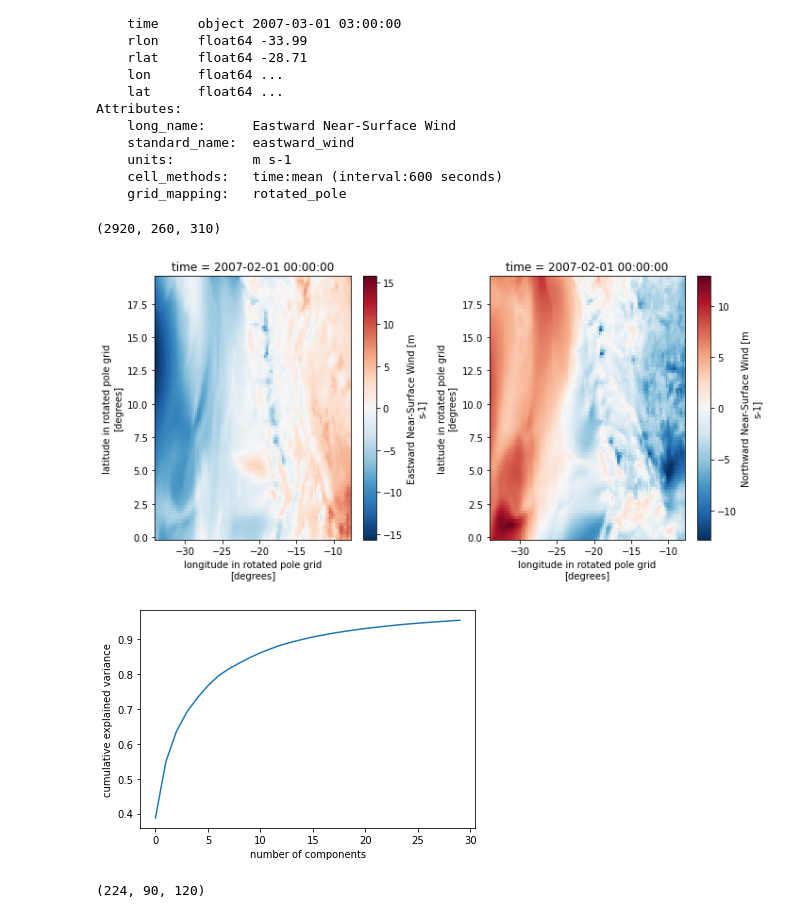
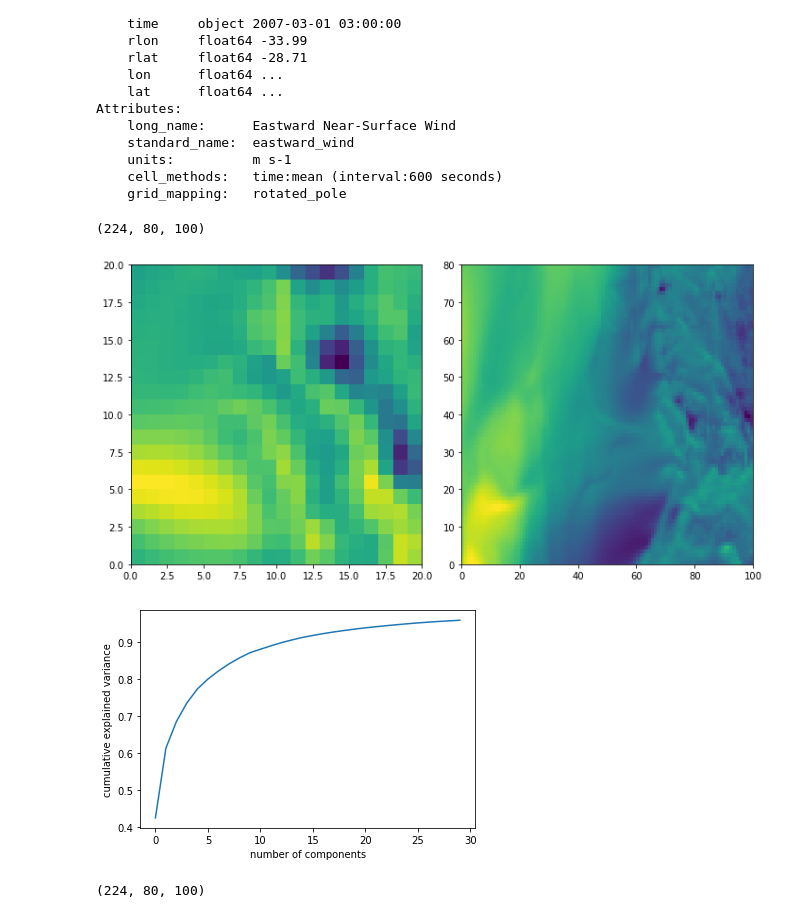
Before and after one commit to UBC-MOAD/analysis-armaan, a Jupyter notebook: notebooks/windPCA2.ipynb, the cells around one changed output. Cells and saved outputs as stored; diff of their text form; code cells hidden in the pictures.

```diff
--- a/notebooks/windPCA2.ipynb
+++ b/notebooks/windPCA2.ipynb
@@ -33,21 +34,20 @@ Attributes:
     cell_methods:   time:mean (interval:600 seconds)
     grid_mapping:   rotated_pole
 # %%
-##A = d1['uas'][247:471, 130:220, 0:120]
-B = d2['vas'][247:471, 130:220, 0:120]
-A = d1['uas'][:, :, :]
+A = d1['uas'][247:471, 120:200, 0:100]
+B = d2['vas'][247:471, 120:200, 0:100]
 
 print(A.shape)
 # %% [output]
-(2920, 260, 310)
+(224, 80, 100)
 # %%
 #plots of original data at two timestamps
 fig, axs = plt.subplots(1, 2, figsize=(10, 5))
-A[0].plot(ax=axs[0])
-B[0].plot(ax=axs[1])
+axs[0].pcolormesh(np.array(A)[0,30:50,60:80])
+axs[1].pcolormesh(np.array(B)[0,:,:])
 fig.tight_layout()
 # %% [output]
-[figure, old version]
+[figure, new version]
 # %%
 ##data must be converted into a 2D matrix for pca analysis
 ##transform takes a 3D data array (time, a, b) -> (a*b, time)
@@ -96,11 +96,11 @@ plt.plot(np.cumsum(pcaG.explained_variance_ratio_))
 plt.xlabel('number of components')
 plt.ylabel('cumulative explained variance');
 # %% [output]
-[figure, old version]
+[figure, new version]
 # %%
 print(A.shape)
 # %% [output]
-(224, 90, 120)
+(224, 80, 100)
 # %%
 #displaying first 3 principle conponents (showing u_winds) and time-loading
 fig, ax = plt.subplots(3, 3, figsize=(15, 15))
```
Also changed, not shown: parts of 16 cells of this notebook.
